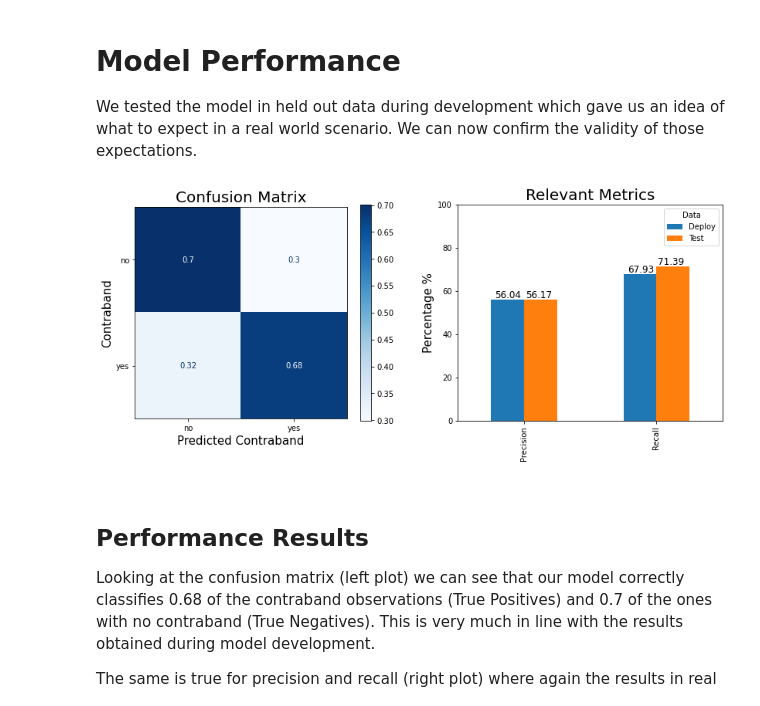
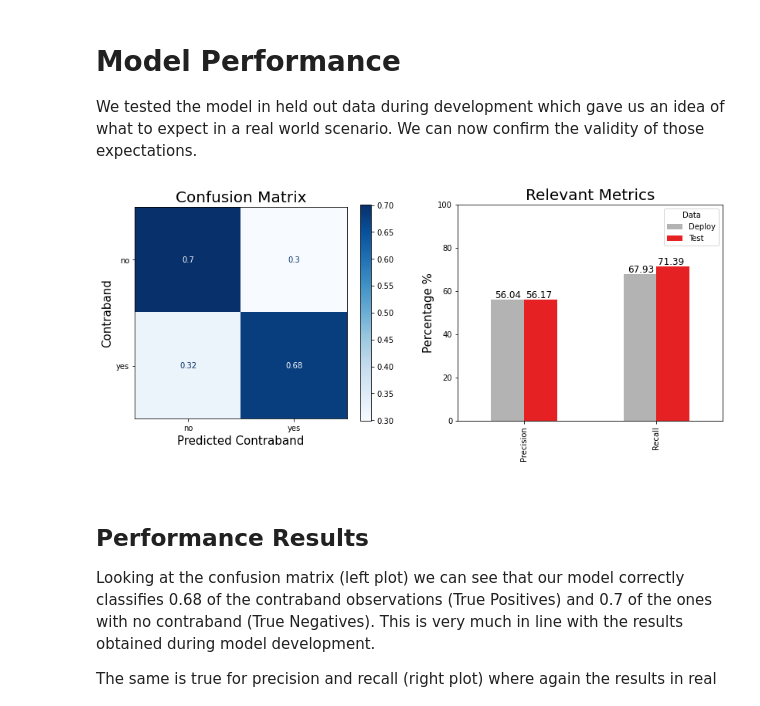
Before and after one commit to J-R-A/FairStopSearchAssistant, a Jupyter notebook: Deployment Results.ipynb, the cells around one changed output. Saved outputs shown, nothing was run; the diff lists cells and outputs as text; code cells hidden in the pictures.

Commit message:
Change of bar colors deploy results

```diff
--- a/Deployment Results.ipynb
+++ b/Deployment Results.ipynb
@@ -162,35 +162,35 @@ ConfusionMatrixDisplay.from_predictions(deploy_df['True_Id'],deploy_df['Preds'],
 
 axs[0].set_title('Confusion Matrix',fontsize = t_font)
 axs[0].set_xlabel('Predicted Contraband',fontsize = l_font)
 axs[0].set_ylabel('Contraband',fontsize = l_font)
 
 
 
 perf_df = pd.DataFrame([['Precision','Test',t_precision],['Precision','Deploy',d_precision],
                    ['Recall','Test',t_recall],['Recall','Deploy',d_recall]],
                     columns=['Metric','Data','Val'])
 
 #plot precision and recall
-perf_df.pivot("Metric","Data","Val").plot(kind='bar',ax=axs[1])
+perf_df.pivot("Metric","Data","Val").plot(kind='bar',ax=axs[1],color=['#B3B3B3','#E52123'])
 axs[1].set_ylabel('Percentage %',fontsize = l_font)
 axs[1].set_xlabel(' ',fontsize = l_font)
 axs[1].set_title('Relevant Metrics',fontsize = t_font)
 axs[1].set_ylim([0, 100])
 
 
 for i, v in enumerate([d_precision,d_recall]): # place values on top of bars
     axs[1].text(i - 0.22, v + 0.8, str(np.round(v,2)),fontsize = txt_font)
 
 for i, v in enumerate([t_precision,t_recall]): # place values on top of bars
     axs[1].text(i + 0.01, v + 0.8, str(np.round(v,2)),fontsize = txt_font)
 
 
 
 fig.tight_layout(pad=3.0)
 
 plt.show()
 # %% [output]
-[figure, old version]
+[figure, new version]
 # %% [markdown]
 ## Performance Results
 
```
